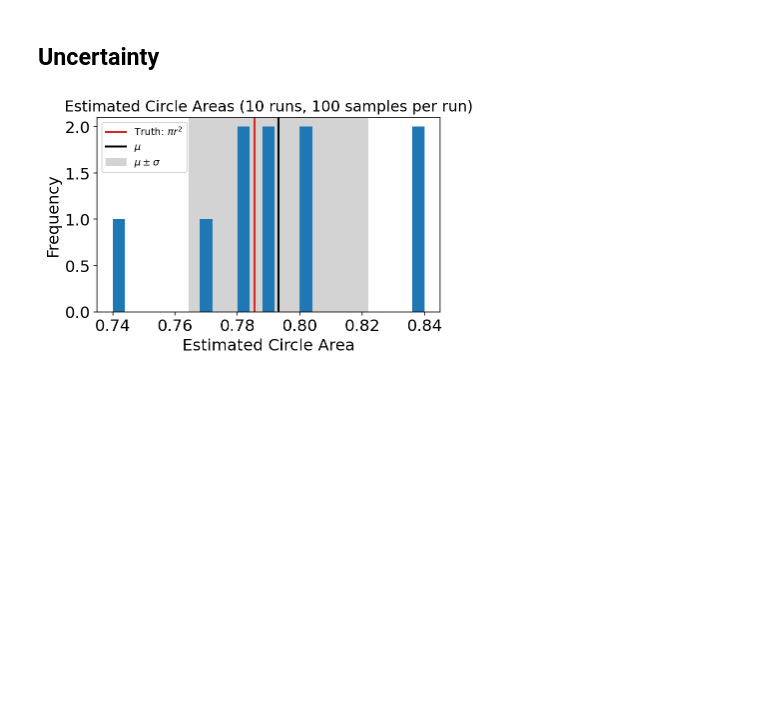
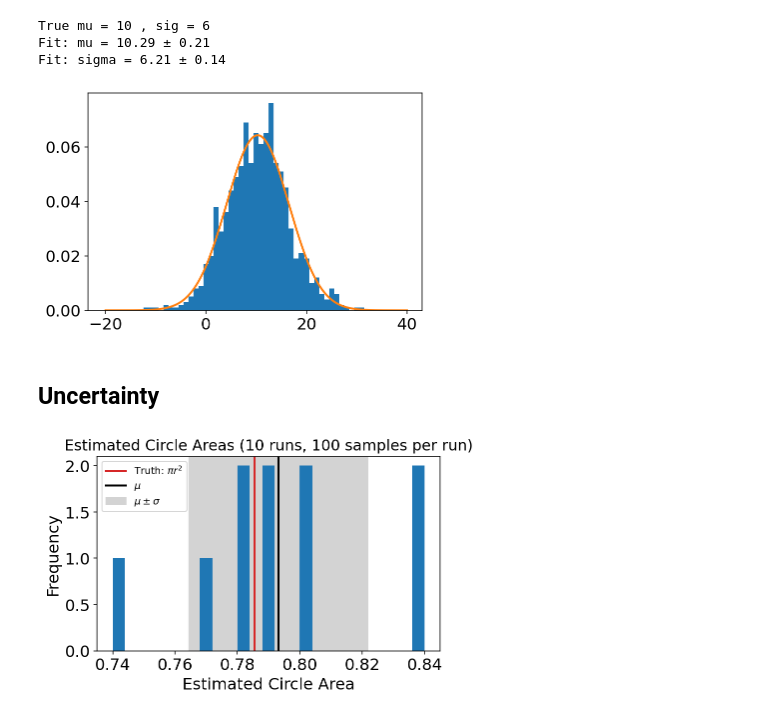
Before and after one commit to svenbuder/astr4004_2024_week7, a Jupyter notebook: anu_astr4004_2024_week7b_statistics.ipynb, the cells around one changed output. Drawn from its saved outputs; the diff is of its cells as text; code cells hidden in the pictures; blank space fills up the shorter version.

```diff
--- a/anu_astr4004_2024_week7b_statistics.ipynb
+++ b/anu_astr4004_2024_week7b_statistics.ipynb
@@ -23,3 +59,36 @@ plt.rcParams['lines.linewidth'] = 2
+# %%
+from scipy.optimize import minimize
+
+def negative_log_likelihood(p, x):
+    mu,sigma= p
+    return - np.sum(np.log(norm.pdf(x,loc=mu,scale=sigma)))
+
+result = minimize(
+    negative_log_likelihood,
+    x0=(mu,sigma, ),
+    args=(x, ),
+    # bounds = [
+    #   (None, None),
+    #   (0.0, np.inf)
+    # ],
+)
+
+# density=True to normalize the histogram
+bin_edges = np.arange(-20, 40) - 0.5
+plt.hist(x, bins=bin_edges, density=True)
+
+# show the the best fitted results
+xx = np.linspace(-20, 40, 1000)
+plt.plot(xx, norm.pdf(xx,loc=result.x[0],scale=result.x[1]))
+
+print('True mu = '+'{} , sig = {}'.format(mu,sigma))
+print('Fit: mu = {:.2f} ± {:.2f}'.format(result.x[0], np.sqrt(result.hess_inv[0, 0])))
+print('Fit: sigma = {:.2f} ± {:.2f}'.format(result.x[1], np.sqrt(result.hess_inv[1, 1])))
+# %% [output]
+True mu = 10 , sig = 6
+Fit: mu = 10.29 ± 0.21
+Fit: sigma = 6.21 ± 0.14
+[figure, added]
 # %% [markdown]
 ## Uncertainty
 # %%
```
Also changed, not shown: parts of 7 cells of this notebook, 3 other files.
